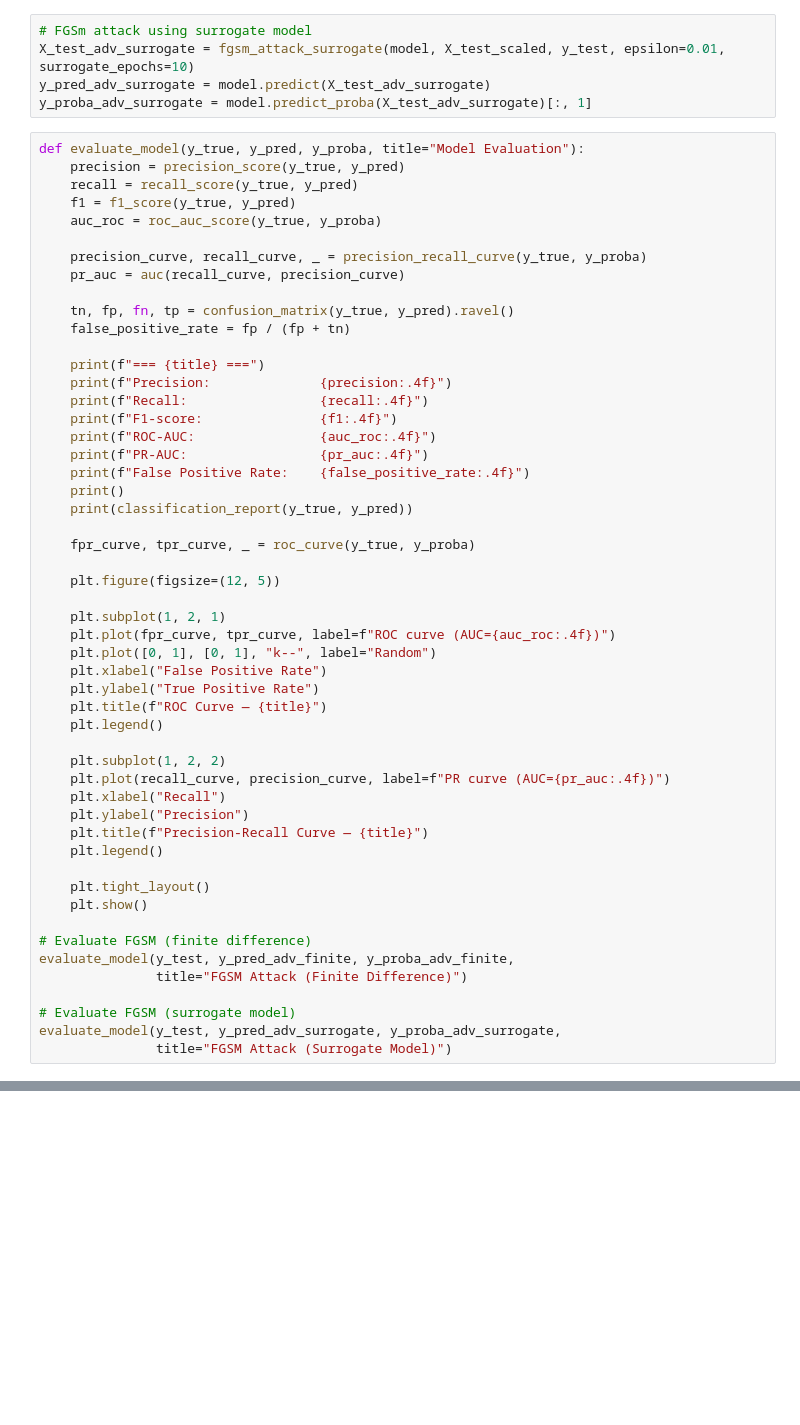
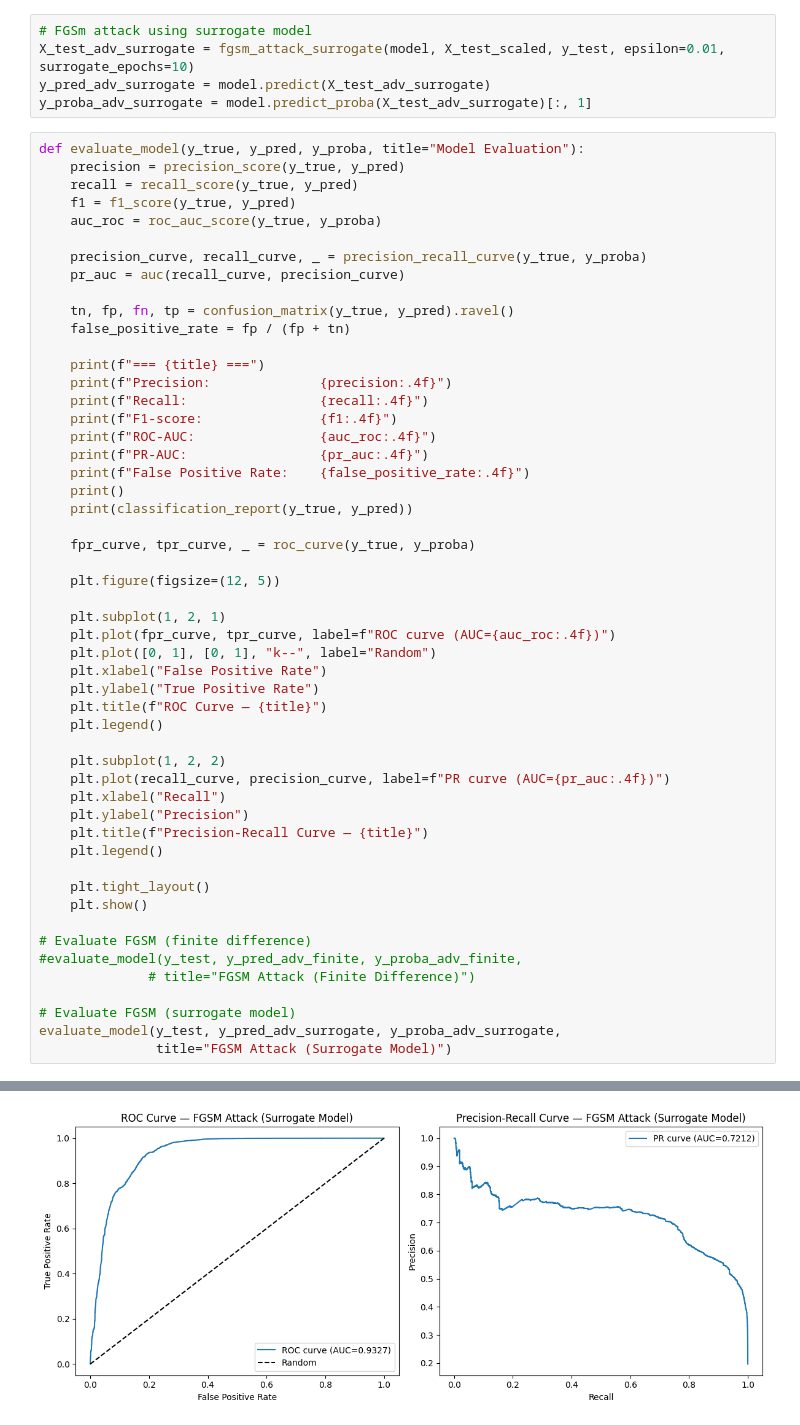
Before and after one commit to Karamoko27/ELG5271-Project-Adaptive-and-Failure-Aware-Adversarial-Defense-for-ML-Based-IDS, a Jupyter notebook: nids.ipynb, the cells around one changed output, grey strips where cells are left out. Cells and saved outputs as stored; diff of their text form; blank space fills up the shorter version.

Commit message:
updated fgsm for baseline

```diff
--- a/nids.ipynb
+++ b/nids.ipynb
@@ -413,9 +411,10 @@ def evaluate_model(y_true, y_pred, y_proba, title="Model Evaluation"):
     plt.show()
 
 # Evaluate FGSM (finite difference)
-evaluate_model(y_test, y_pred_adv_finite, y_proba_adv_finite,
-               title="FGSM Attack (Finite Difference)")
+#evaluate_model(y_test, y_pred_adv_finite, y_proba_adv_finite,
+              # title="FGSM Attack (Finite Difference)")
 
 # Evaluate FGSM (surrogate model)
 evaluate_model(y_test, y_pred_adv_surrogate, y_proba_adv_surrogate,
                title="FGSM Attack (Surrogate Model)")
+# %% [output]
@@ -421,0 +437 @@ evaluate_model(y_test, y_pred_adv_surrogate, y_proba_adv_surrogate,
+[figure, added]
```
Also changed, not shown: parts of 3 cells of this notebook.
